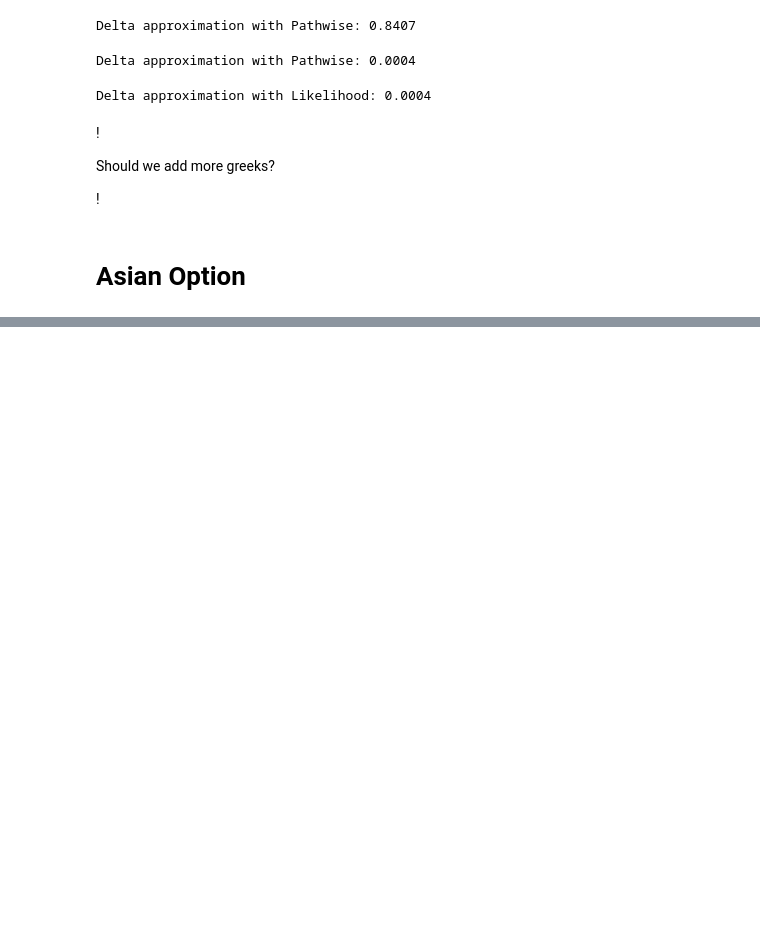
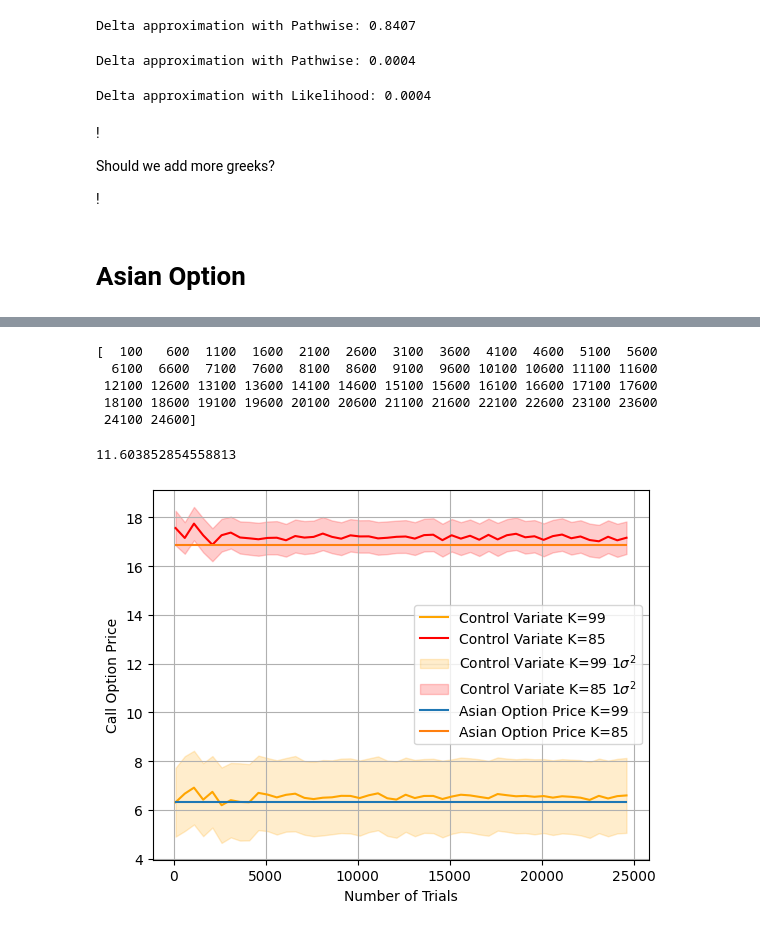
Before and after one commit to pmchrist/Comp-Finance-Assignments, a Jupyter notebook: Assignment_2/Assignment_2.ipynb, the cells around one changed output, grey strips where cells are left out. Cells and saved outputs as stored; diff of their text form; code cells hidden in the pictures; blank space fills up the shorter version.

```diff
--- a/Assignment_2/Assignment_2.ipynb
+++ b/Assignment_2/Assignment_2.ipynb
@@ -675,0 +728,64 @@ plt.show()
+# %%
+S0 = 100
+K = 99
+r = 0.06
+sigma = 0.2
+T = 1.0
+N=365
+asian_option_price = asian_call_option_price(S0, N,sigma, K, r,T)
+# print(f"Asian Option price: {asian_option_price:.4f}")
+all_n_vals = []
+mc_option_prices = []
+asian_control_variate = []
+error = []
+mc_errors = []
+error1 = []
+asian_var1=[]
+trials = np.arange(100,25000,500)
+print(trials)
+asian_option_price = asian_call_option_price(S0, 365,sigma, K=99)[0]
+asian_option_price1 = asian_call_option_price(S0, 365,sigma, K=85)[0]
+
+for i in tqdm(trials):
+    mc_price , mc_error=monte_carlo_option_price(path_count=int(i))
+    mc_option_prices.append(mc_price)
+    mc_errors.append(mc_error)
+    cv,err=new_actual_cv(paths=i, K=99)
+    cv1,err1=new_actual_cv(paths=i, K=85)
+    asian_control_variate.append(cv)
+    error.append(err)
+    asian_var1.append(cv1)
+    error1.append(err1)
+print(np.mean(mc_option_prices))
+mc_option_prices = np.array(mc_option_prices)
+mc_errors = np.array(mc_errors)
+asian_control_variate = np.array(asian_control_variate)
+error = np.array(error)
+error1 = np.array(error1)
+asian_var1 = np.array(asian_var1)
+# plt.plot(trials,mc_option_prices, label="Monte Carlo Option Prices", color='blue')
+# plt.fill_between(trials,mc_option_prices-mc_errors,mc_option_prices+mc_errors, alpha=0.2, label="Monte Carlo Option Prices 1$\sigma^2$", color='blue')
+call_base = vanilla_euro_call(S0=S0,K=K,r=r,T=T,d1=d1,d2=d2)
+# plt.plot(trials,np.ones(len(trials))*call_base, label="Base Option Price" )
+plt.plot(trials,asian_control_variate, label="Control Variate K=99", color = 'orange')
+plt.plot(trials,asian_var1, label="Control Variate K=85", color = 'red')
+
+plt.fill_between(trials,asian_control_variate-error,asian_control_variate+error,alpha=0.2,label="Control Variate K=99 1$\sigma^2$", color='orange')
+plt.fill_between(trials,asian_var1-error1,asian_var1+error1,alpha=0.2,label="Control Variate K=85 1$\sigma^2$", color='red')
+plt.plot(trials,asian_option_price*np.ones(len(trials)), label="Asian Option Price K=99")
+plt.plot(trials,asian_option_price1*np.ones(len(trials)), label="Asian Option Price K=85")
+
+plt.grid()
+plt.legend()
+plt.xlabel("Number of Trials")
+plt.ylabel("Call Option Price")
+plt.savefig('variates_compared99_85')
+plt.show()
+# %% [output]
+[  100   600  1100  1600  2100  2600  3100  3600  4100  4600  5100  5600
+  6100  6600  7100  7600  8100  8600  9100  9600 10100 10600 11100 11600
+ 12100 12600 13100 13600 14100 14600 15100 15600 16100 16600 17100 17600
+ 18100 18600 19100 19600 20100 20600 21100 21600 22100 22600 23100 23600
+ 24100 24600]
+11.603852854558813
+[figure, added]
```
Also changed, not shown: parts of 7 cells of this notebook.
